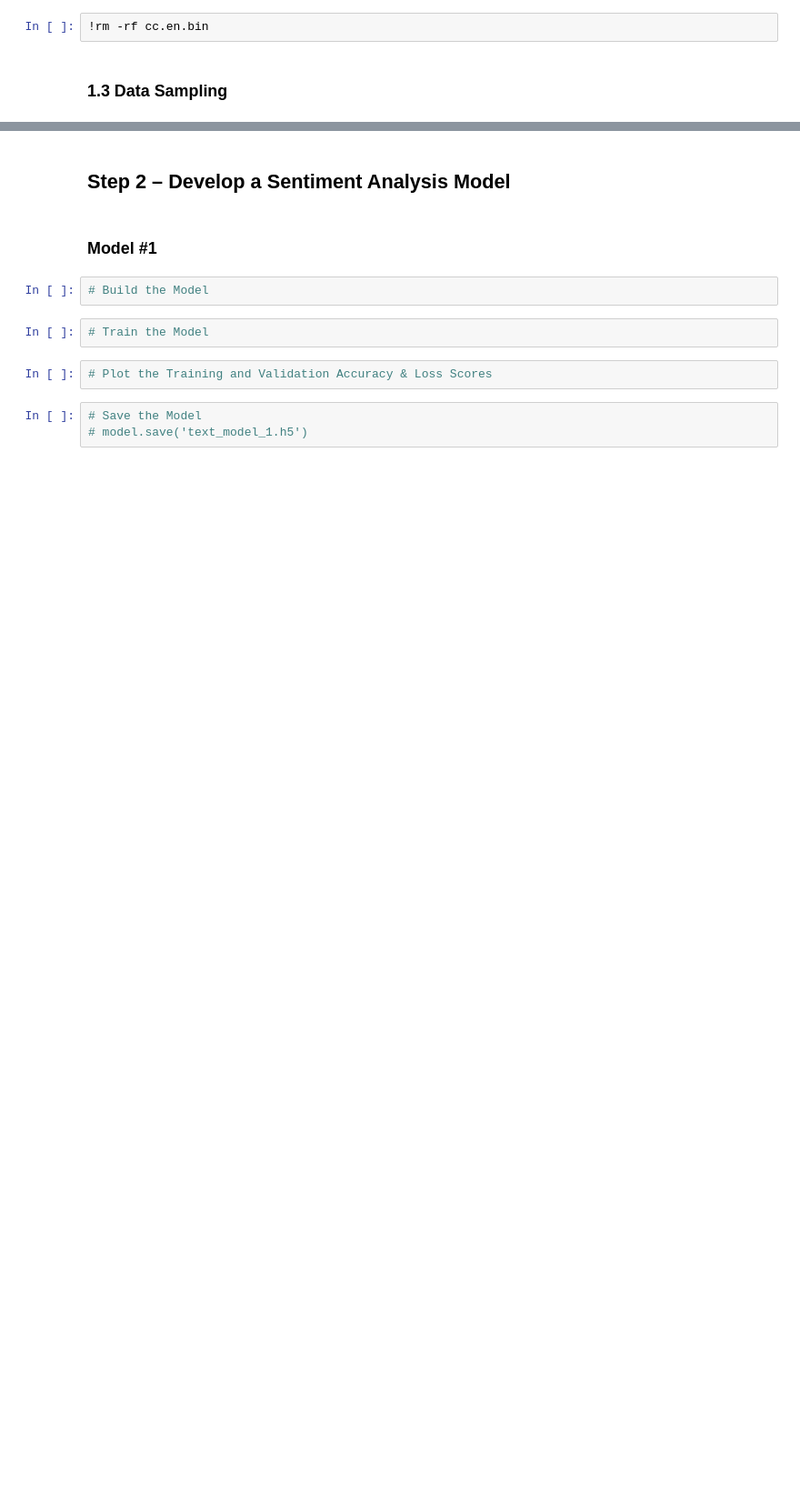
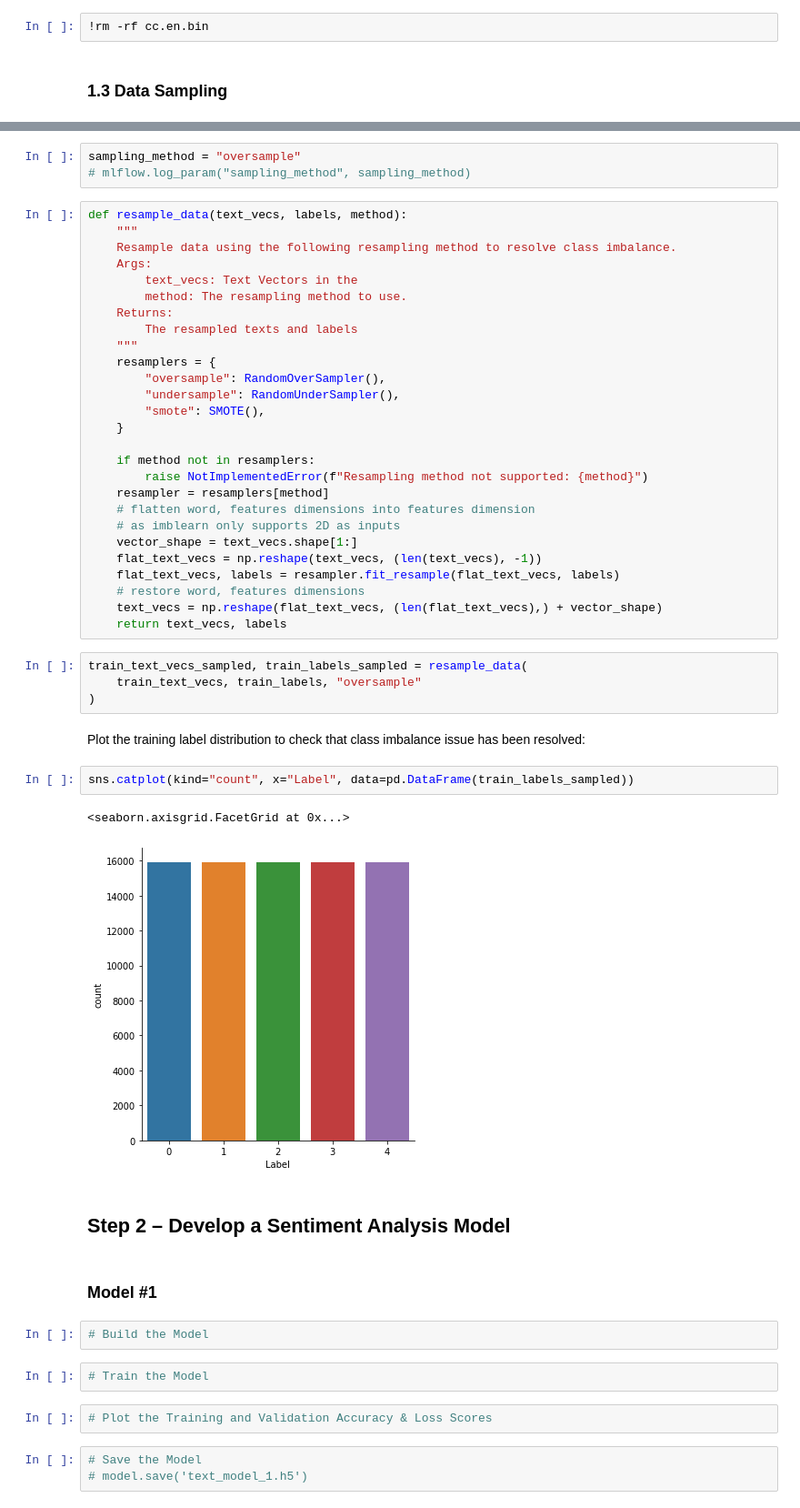
Before and after one commit to mrzzy/np-dl-assign-2, a Jupyter notebook: notebooks/Assignment_2_p1.ipynb, the cells around one changed output, grey strips where cells are left out. Shown: that part at 91% size. Cells and saved outputs as stored; diff of their text form; blank space fills up the shorter version.

Commit message:
p1: Fix dataset class imbalance by resampling the training set

```diff
--- a/notebooks/Assignment_2_p1.ipynb
+++ b/notebooks/Assignment_2_p1.ipynb
@@ -470,3 +457,44 @@ To combat the class imbalance issue we have a couple of options:
+# %%
+sampling_method = "oversample"
+# mlflow.log_param("sampling_method", sampling_method)
+# %%
+def resample_data(text_vecs, labels, method):
+    """
+    Resample data using the following resampling method to resolve class imbalance.
+    Args:
+        text_vecs: Text Vectors in the
+        method: The resampling method to use.
+    Returns:
+        The resampled texts and labels
+    """
+    resamplers = {
+        "oversample": RandomOverSampler(),
+        "undersample": RandomUnderSampler(),
+        "smote": SMOTE(),
+    }
+
+    if method not in resamplers:
+        raise NotImplementedError(f"Resampling method not supported: {method}")
+    resampler = resamplers[method]
+    # flatten word, features dimensions into features dimension
+    # as imblearn only supports 2D as inputs
+    vector_shape = text_vecs.shape[1:]
+    flat_text_vecs = np.reshape(text_vecs, (len(text_vecs), -1))
+    flat_text_vecs, labels = resampler.fit_resample(flat_text_vecs, labels)
+    # restore word, features dimensions
+    text_vecs = np.reshape(flat_text_vecs, (len(flat_text_vecs),) + vector_shape)
+    return text_vecs, labels
+# %%
+train_text_vecs_sampled, train_labels_sampled = resample_data(
+    train_text_vecs, train_labels, "oversample"
+)
+# %% [markdown]
+Plot the training label distribution to check that  class imbalance issue has been resolved:
+# %%
+sns.catplot(kind="count", x="Label", data=pd.DataFrame(train_labels_sampled))
+# %% [output]
+<seaborn.axisgrid.FacetGrid at 0x...>
+[figure, added]
 # %% [markdown]
 ## Step 2 – Develop a Sentiment Analysis Model
 # %% [markdown]
```
Also changed, not shown: parts of 12 cells of this notebook, 1 other file.
